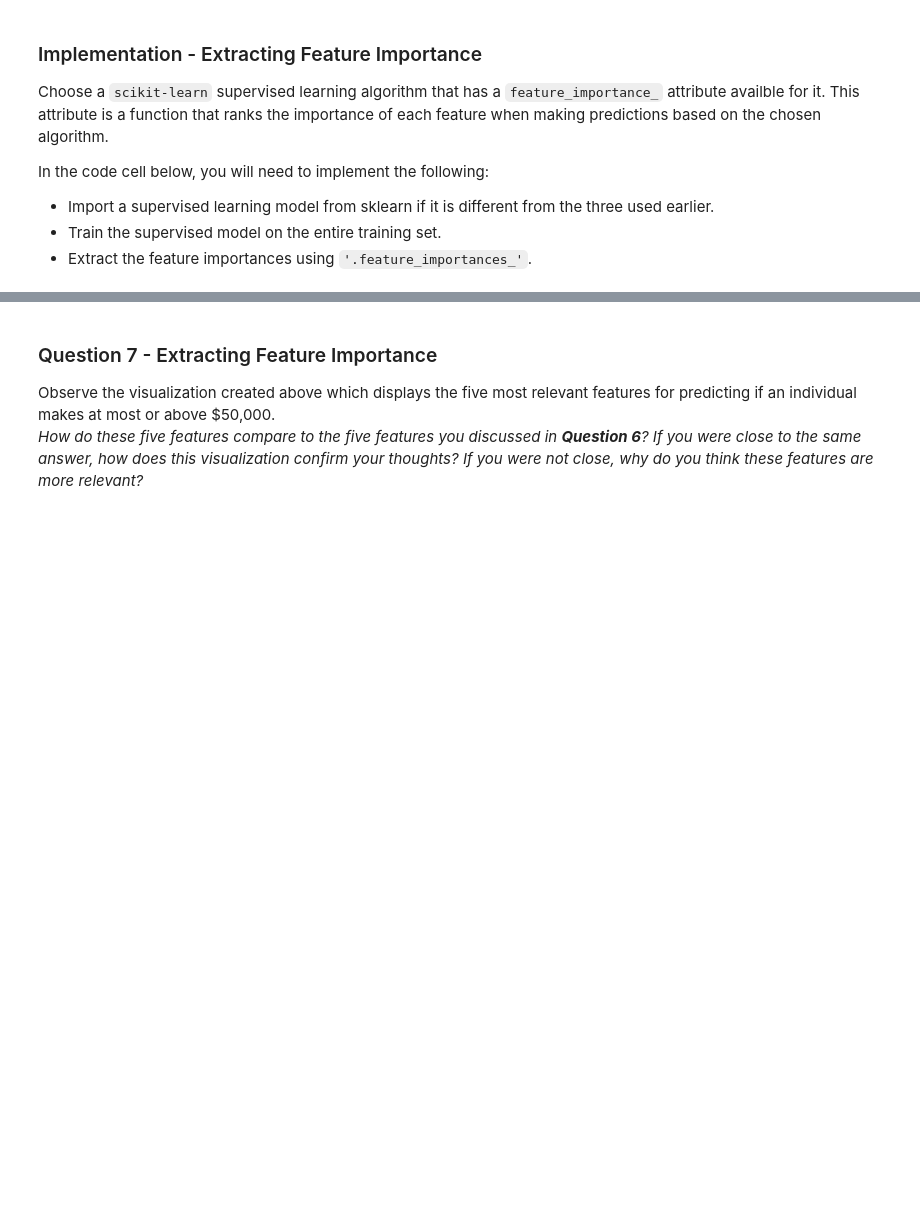
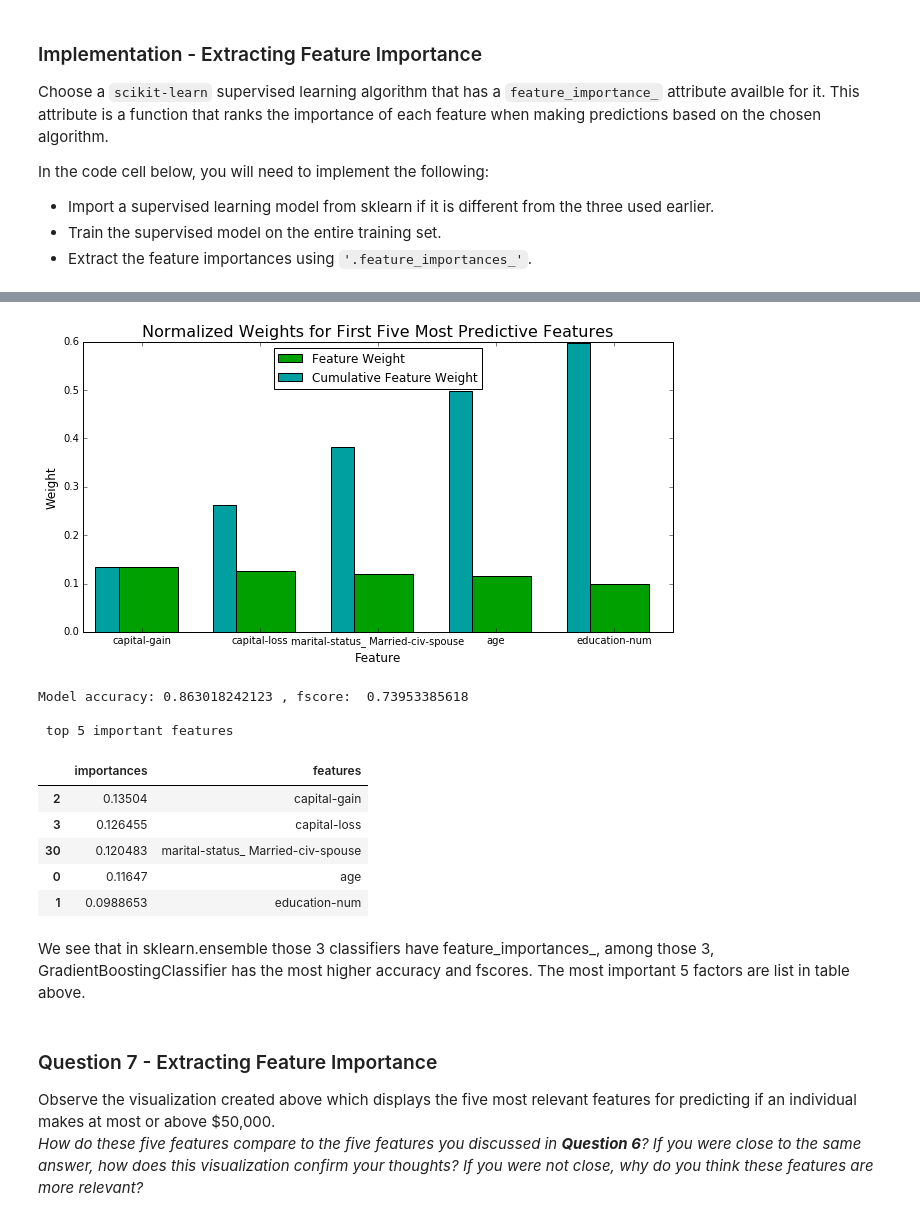
Before and after one commit to gundamkeroro/MLND, a Jupyter notebook: Project 2.Find Donors/finding_donors.ipynb, the cells around one changed output, grey strips where cells are left out. Drawn from its saved outputs; the diff is of its cells as text; code cells hidden in the pictures; blank space fills up the shorter version.

```diff
--- a/Project 2.Find Donors/finding_donors.ipynb
+++ b/Project 2.Find Donors/finding_donors.ipynb
@@ -488,3 +575,43 @@ vs.feature_plot(importances, X_train, y_train)
+# %%
+# TODO: Import a supervised learning model that has 'feature_importances_'
+from sklearn.ensemble import GradientBoostingClassifier
+
+# TODO: Train the supervised model on the training set
+model = GradientBoostingClassifier().fit(X_train, y_train)
+
+# TODO: Extract the feature importances
+importances = model.feature_importances_
+
+# Plot
+vs.feature_plot(importances, X_train, y_train)
+
+# show scores
+predictions = model.predict(X_test)
+model_accuracy = accuracy_score(y_test, predictions)
+model_fscore = fbeta_score(y_test, predictions, beta=0.5)
+print "\nModel accuracy:", model_accuracy, ", fscore: ", model_fscore
+
+# show most importance features
+a = np.array(importances)
+factors = pd.DataFrame(data = np.array([importances.astype(float), features.columns]).T,
+                       columns = ['importances', 'features'])
+factors = factors.sort_values('importances', ascending=False)
+
+print "\n top 5 important features"
+display(factors[:5])
+# %% [output]
+[figure, added]
+Model accuracy: 0.863018242123 , fscore:  0.73953385618
+
+ top 5 important features
+|  | importances | features |
+| 2 | 0.13504 | capital-gain |
+| 3 | 0.126455 | capital-loss |
+| 30 | 0.120483 | marital-status_ Married-civ-spouse |
+| 0 | 0.11647 | age |
+| 1 | 0.0988653 | education-num |
+# %% [markdown]
+We see that in sklearn.ensemble those 3 classifiers have feature_importances_, among those 3, GradientBoostingClassifier has the most higher accuracy and fscores. The most important 5 factors are list in table above.
 # %% [markdown]
 ### Question 7 - Extracting Feature Importance
 
```
Also changed, not shown: parts of 9 cells of this notebook.
